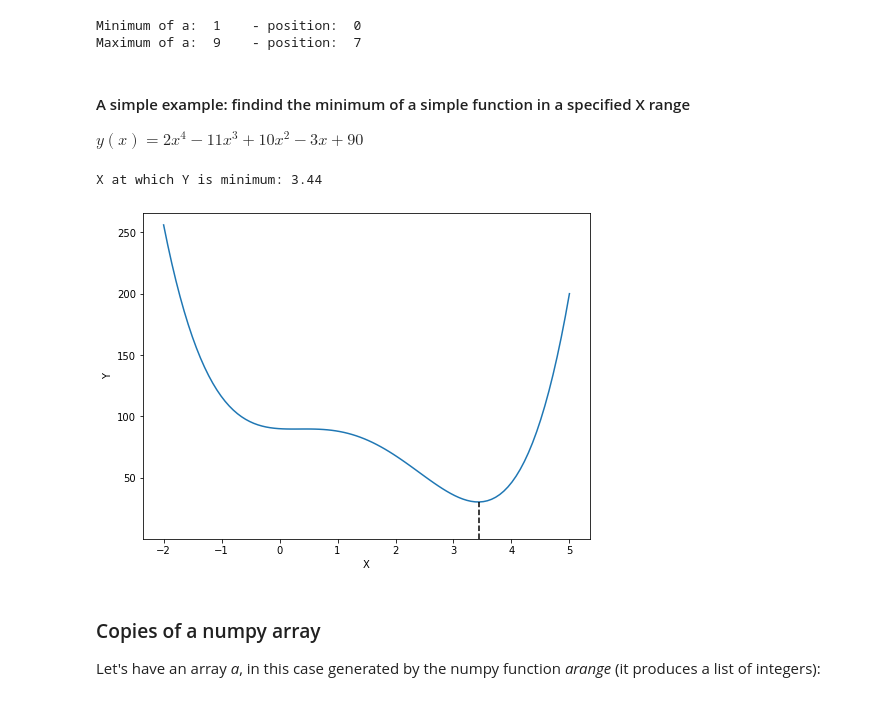
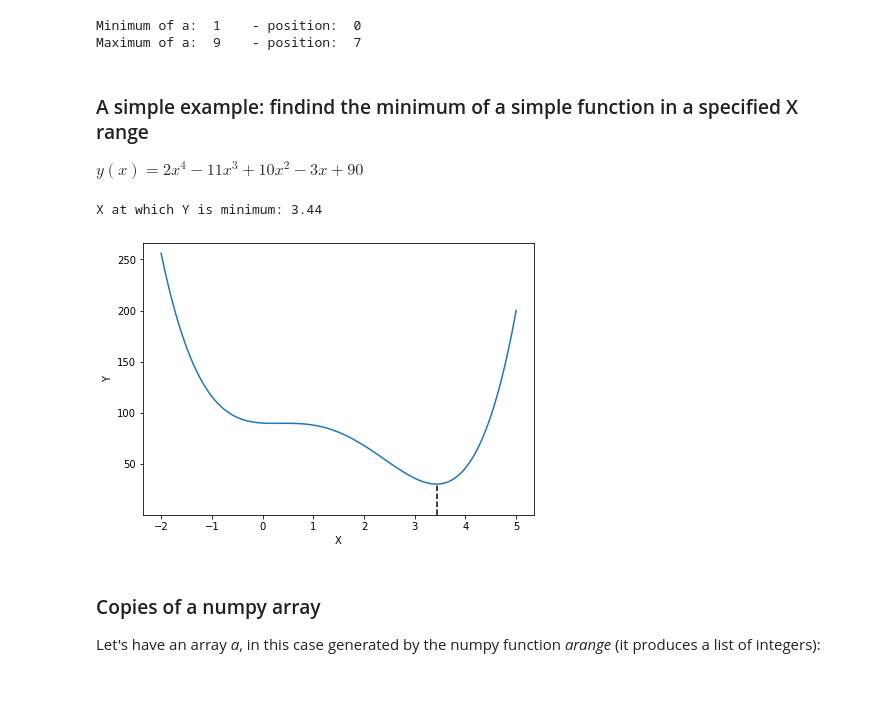
Before and after one commit to Mauro-Prencipe/Python_course_2022, a Jupyter notebook: variables_and_types.ipynb, the cells around one changed output. Saved outputs shown, nothing was run; the diff lists cells and outputs as text; code cells hidden in the pictures.

```diff
--- a/variables_and_types.ipynb
+++ b/variables_and_types.ipynb
@@ -536,37 +764,37 @@ print("Maximum of a: ", a_max, "   - position: ", a_max_pos)
 Minimum of a:  1    - position:  0
 Maximum of a:  9    - position:  7
 # %% [markdown]
-#### A simple example: findind the minimum of a simple function in a specified X range
+### A simple example: findind the minimum of a simple function in a specified X range
 
 $y(x)=2x^4-11x^3+10x^2-3x+90$
 # %%
 %matplotlib inline
 
 import matplotlib.pyplot as plt
 
 x=np.linspace(-2,5.0,100)
 y=2*x**4-11*x**3+10*x**2-3*x+90
 
 y_min=np.min(y)
 y_min_pos=np.argmin(y)
 x_min=x[y_min_pos]
 
 print("X at which Y is minimum: %3.2f" % x_min)
 
 y0=y_min-30
 px=(x_min,x_min)
 py=(y0,y_min)
 
-plt.figure(figsize=(8,6))
+plt.figure(figsize=(7,5))
 plt.plot(x,y)
 plt.plot(px,py,"k--")
 plt.xlabel("X")
 plt.ylabel("Y")
 plt.ylim(y0,np.max(y)+10)
 plt.show()
 # %% [output]
 X at which Y is minimum: 3.44
-[figure, old version]
+[figure, new version]
 # %% [markdown]
 ### Copies of a numpy array
 
```
Also changed, not shown: parts of 65 cells of this notebook.
